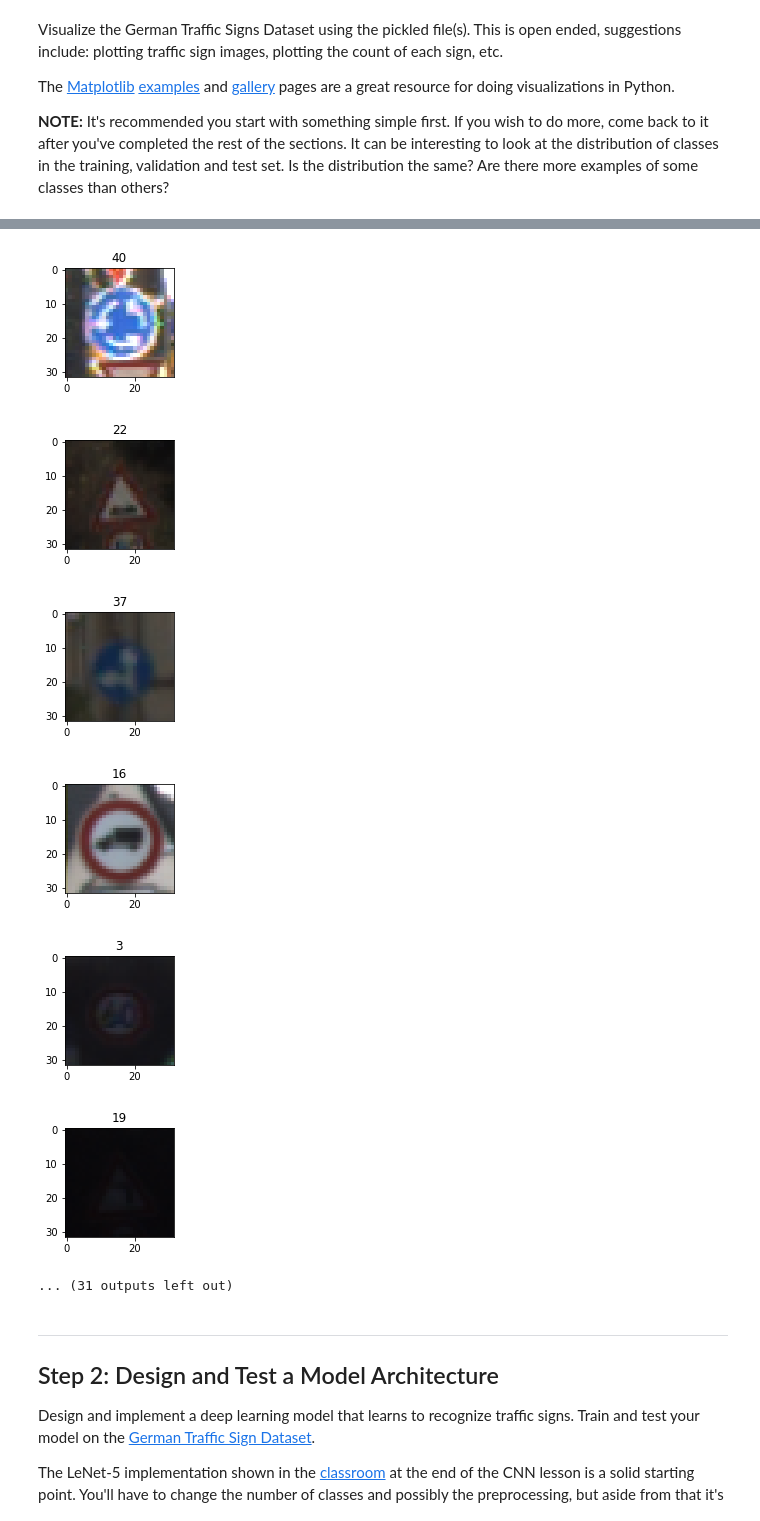
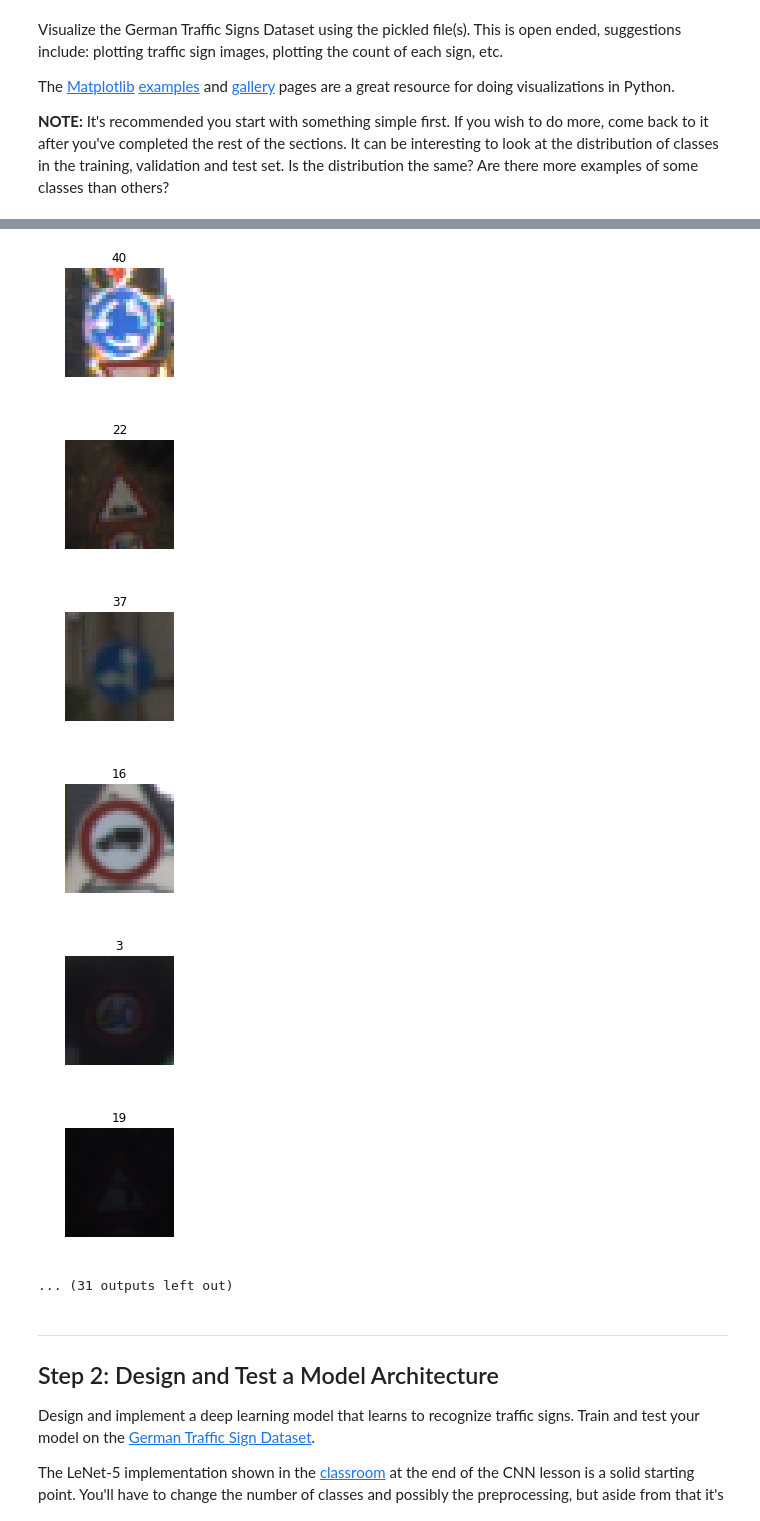
Before and after one commit to HenriHeinonen/CarND-Traffic-Sign-Classifier-Project, a Jupyter notebook: Traffic_Sign_Classifier.ipynb, the cells around one changed output, grey strips where cells are left out. Drawn from its saved outputs; the diff is of its cells as text; code cells hidden in the pictures.

```diff
--- a/Traffic_Sign_Classifier.ipynb
+++ b/Traffic_Sign_Classifier.ipynb
@@ -133,15 +135,20 @@ import matplotlib.pyplot as plt
 %matplotlib inline
 
 muisti = []
+#laskuri = 1
 for i in range(0, len(X_train)):
 #for i in range(1000, 1005):
   if (y_train[i] not in muisti):
     image = X_train[i].squeeze()
+    #plt.subplot(11,4,laskuri)
+    #laskuri = laskuri + 1
     #plt.figure(figsize=(1,1))
     plt.figure(figsize=(2,2))
     plt.title(y_train[i])
+    plt.axis('off')
     plt.imshow(image, cmap="gray")
     #plt.close()
     #print(y_train[i])
     muisti.append(y_train[i])
+plt.show()
 # %% [output]
@@ -154,9 +161,9 @@ for i in range(0, len(X_train)):
-[figure, old version]
+[figure, new version]
-[figure, old version]
+[figure, new version]
-[figure, old version]
+[figure, new version]
-[figure, old version]
+[figure, new version]
-[figure, old version]
+[figure, new version]
-[figure, old version]
+[figure, new version]
 ... (31 outputs left out)
 # %% [markdown]
 ----
```
Also changed, not shown: parts of 4 cells of this notebook.
